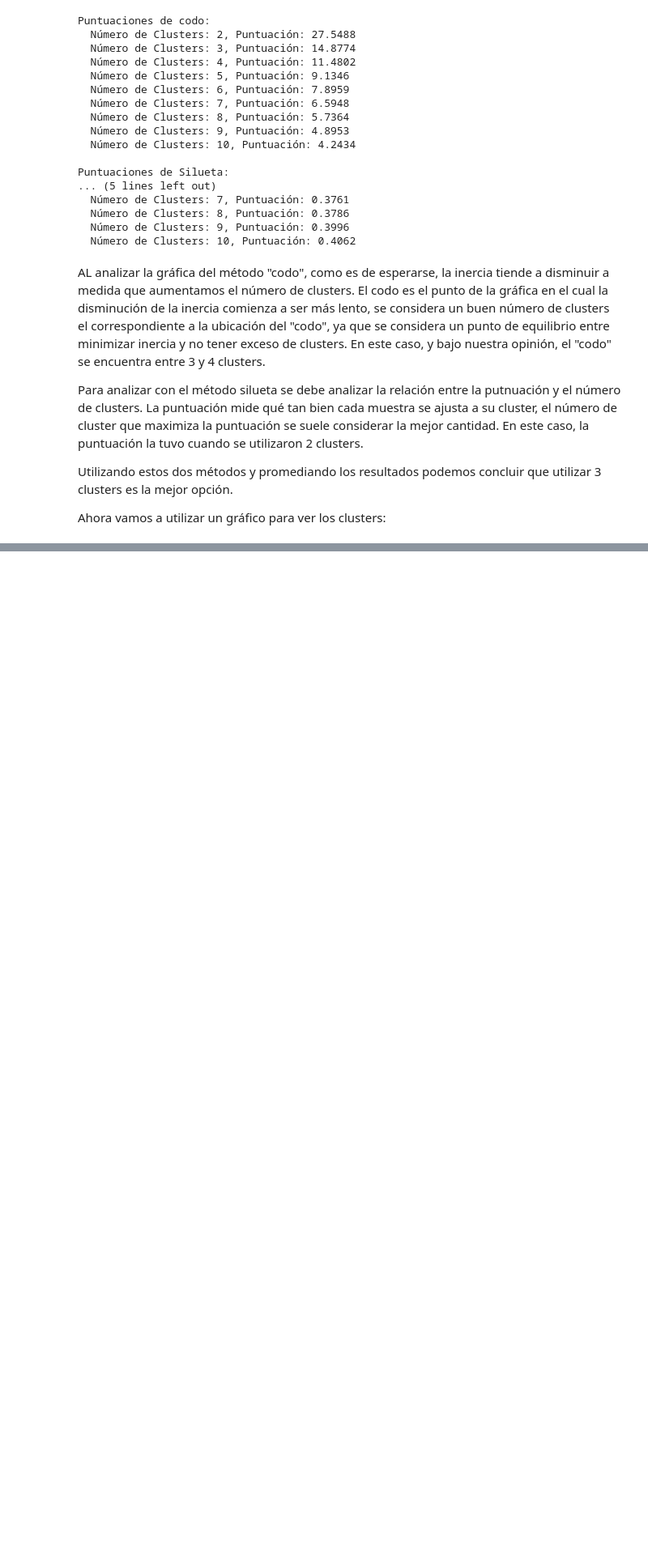
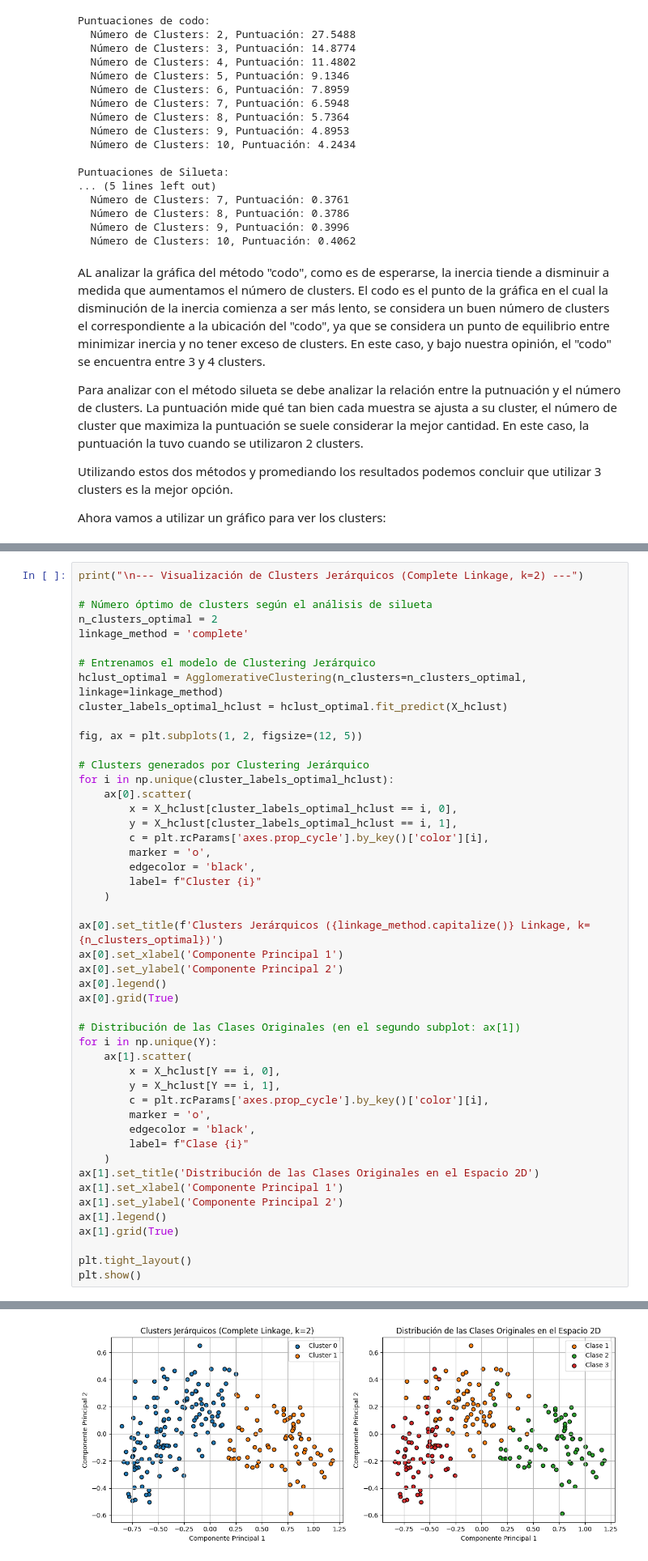
Before and after one commit to 100485446-UC3M/Segunda_Practica_Machine_Learning_Grupo16, a Jupyter notebook: Clustering.ipynb, the cells around one changed output, grey strips where cells are left out. Shown at 81% size. Cells and saved outputs as stored; diff of their text form; blank space fills up the shorter version.

```diff
--- a/Clustering.ipynb
+++ b/Clustering.ipynb
@@ -263,0 +515,49 @@ plt.show()
+# %%
+print("\n--- Visualización de Clusters Jerárquicos (Complete Linkage, k=2) ---")
+
+# Número óptimo de clusters según el análisis de silueta
+n_clusters_optimal = 2
+linkage_method = 'complete'
+
+# Entrenamos el modelo de Clustering Jerárquico
+hclust_optimal = AgglomerativeClustering(n_clusters=n_clusters_optimal, linkage=linkage_method)
+cluster_labels_optimal_hclust = hclust_optimal.fit_predict(X_hclust)
+
+fig, ax = plt.subplots(1, 2, figsize=(12, 5))
+
+# Clusters generados por Clustering Jerárquico
+for i in np.unique(cluster_labels_optimal_hclust):
+    ax[0].scatter(
+        x = X_hclust[cluster_labels_optimal_hclust == i, 0],
+        y = X_hclust[cluster_labels_optimal_hclust == i, 1],
+        c = plt.rcParams['axes.prop_cycle'].by_key()['color'][i],
+        marker = 'o',
+        edgecolor = 'black',
+        label= f"Cluster {i}"
+    )
+
+ax[0].set_title(f'Clusters Jerárquicos ({linkage_method.capitalize()} Linkage, k={n_clusters_optimal})')
+ax[0].set_xlabel('Componente Principal 1')
+ax[0].set_ylabel('Componente Principal 2')
+ax[0].legend()
+ax[0].grid(True)
+
+# Distribución de las Clases Originales (en el segundo subplot: ax[1])
+for i in np.unique(Y):
+    ax[1].scatter(
+        x = X_hclust[Y == i, 0],
+        y = X_hclust[Y == i, 1],
+        c = plt.rcParams['axes.prop_cycle'].by_key()['color'][i],
+        marker = 'o',
+        edgecolor = 'black',
+        label= f"Clase {i}"
+    )
+ax[1].set_title('Distribución de las Clases Originales en el Espacio 2D')
+ax[1].set_xlabel('Componente Principal 1')
+ax[1].set_ylabel('Componente Principal 2')
+ax[1].legend()
+ax[1].grid(True)
+
+plt.tight_layout()
+plt.show()
+# %% [output]
@@ -263,0 +565 @@ plt.show()
+[figure, added]
```
Also changed, not shown: parts of 20 cells of this notebook.
